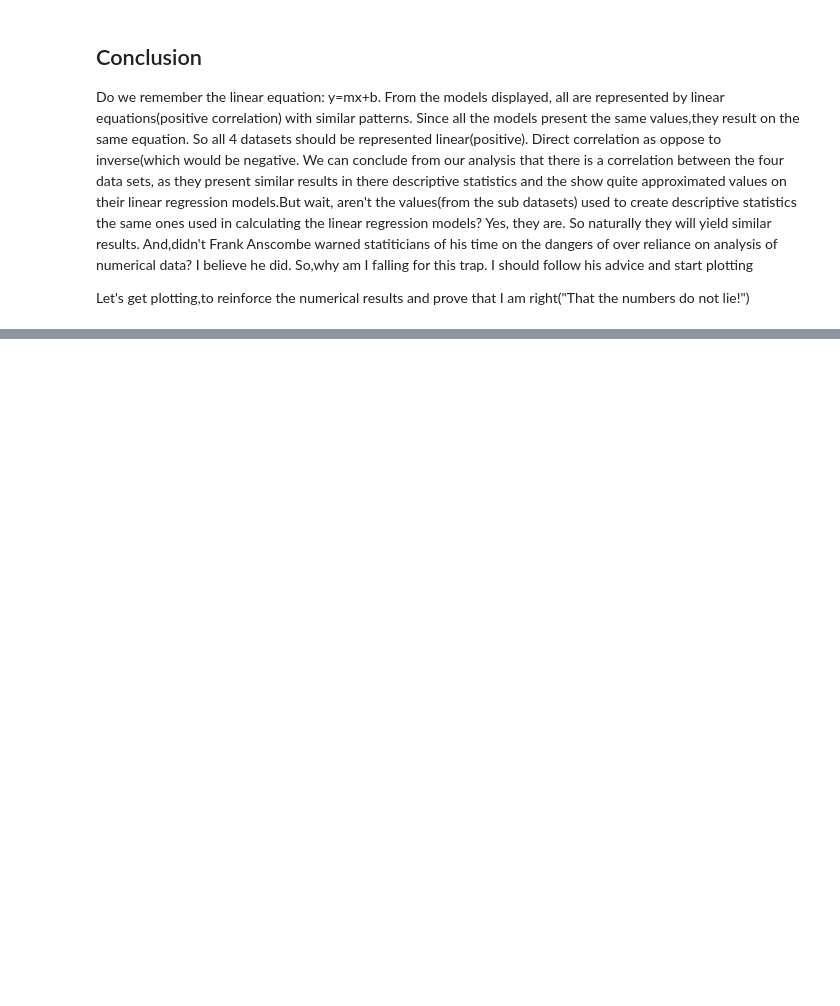
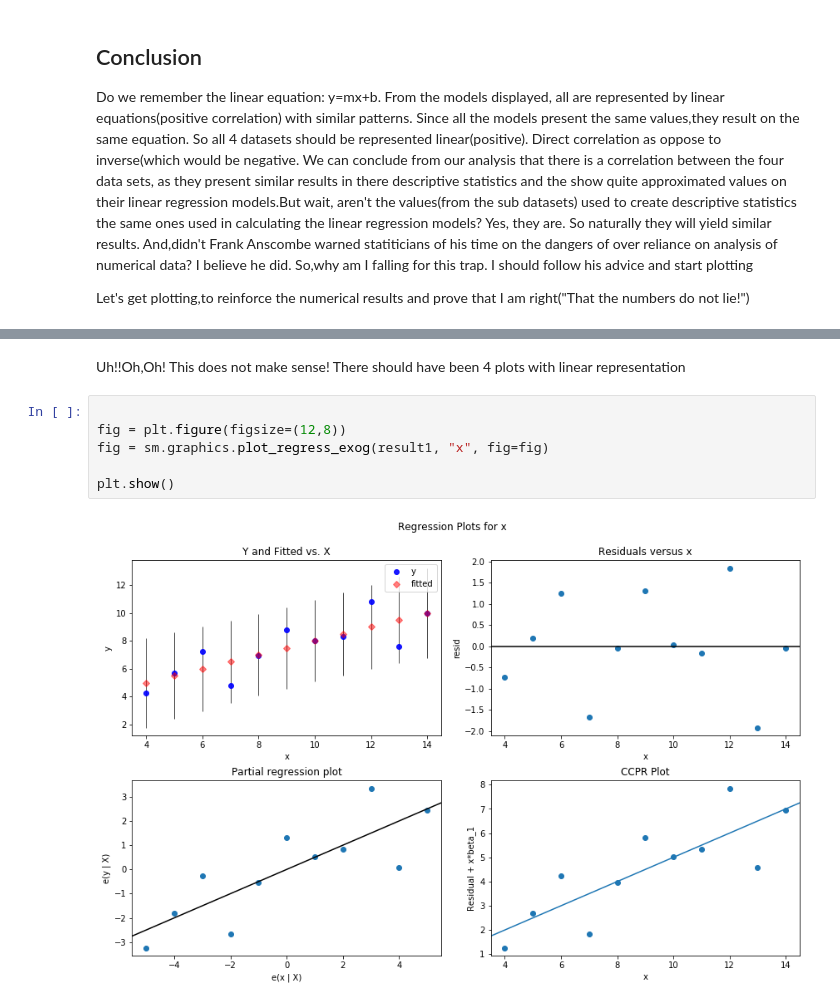
Before and after one commit to MarcoMen-Temp/Fundamentals-Practice, a Jupyter notebook: Anscombe Quartet Analysis.ipynb, the cells around one changed output, grey strips where cells are left out. Saved outputs shown, nothing was run; the diff lists cells and outputs as text; blank space fills up the shorter version.

Commit message:
Formatting,added residuals regression plots, references

```diff
--- a/Anscombe Quartet Analysis.ipynb
+++ b/Anscombe Quartet Analysis.ipynb
@@ -297,3 +286,13 @@ fig.suptitle('Anscombe Quartet')
 fig.tight_layout()
 # %% [output]
 [figure]
+# %% [markdown]
+Uh!!Oh,Oh! This does not make sense! There should have been 4 plots with linear representation
+# %%
+
+fig = plt.figure(figsize=(12,8))
+fig = sm.graphics.plot_regress_exog(result1, "x", fig=fig)
+
+plt.show()
+# %% [output]
+[figure, added]
```
Also changed, not shown: parts of 21 cells of this notebook.
